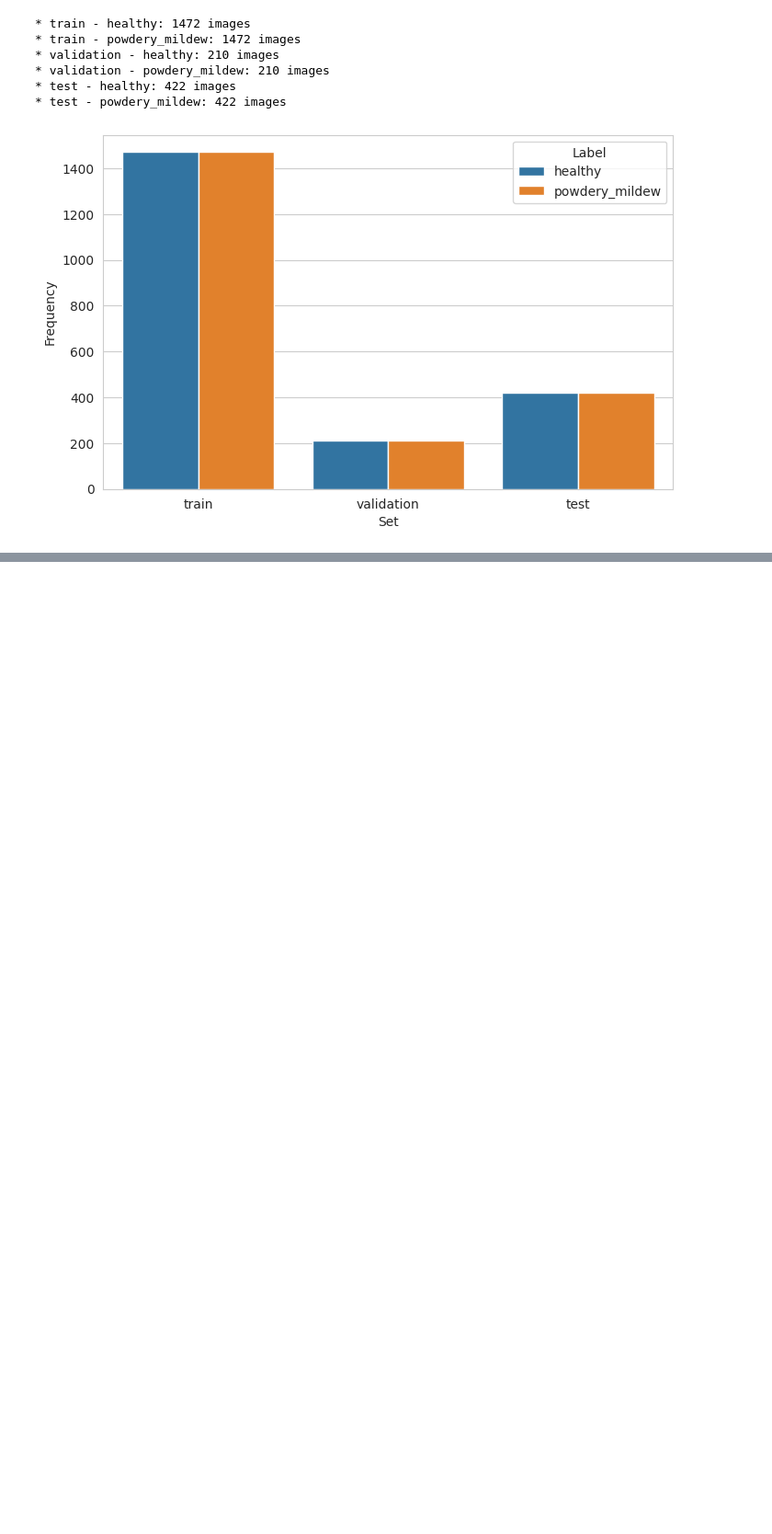
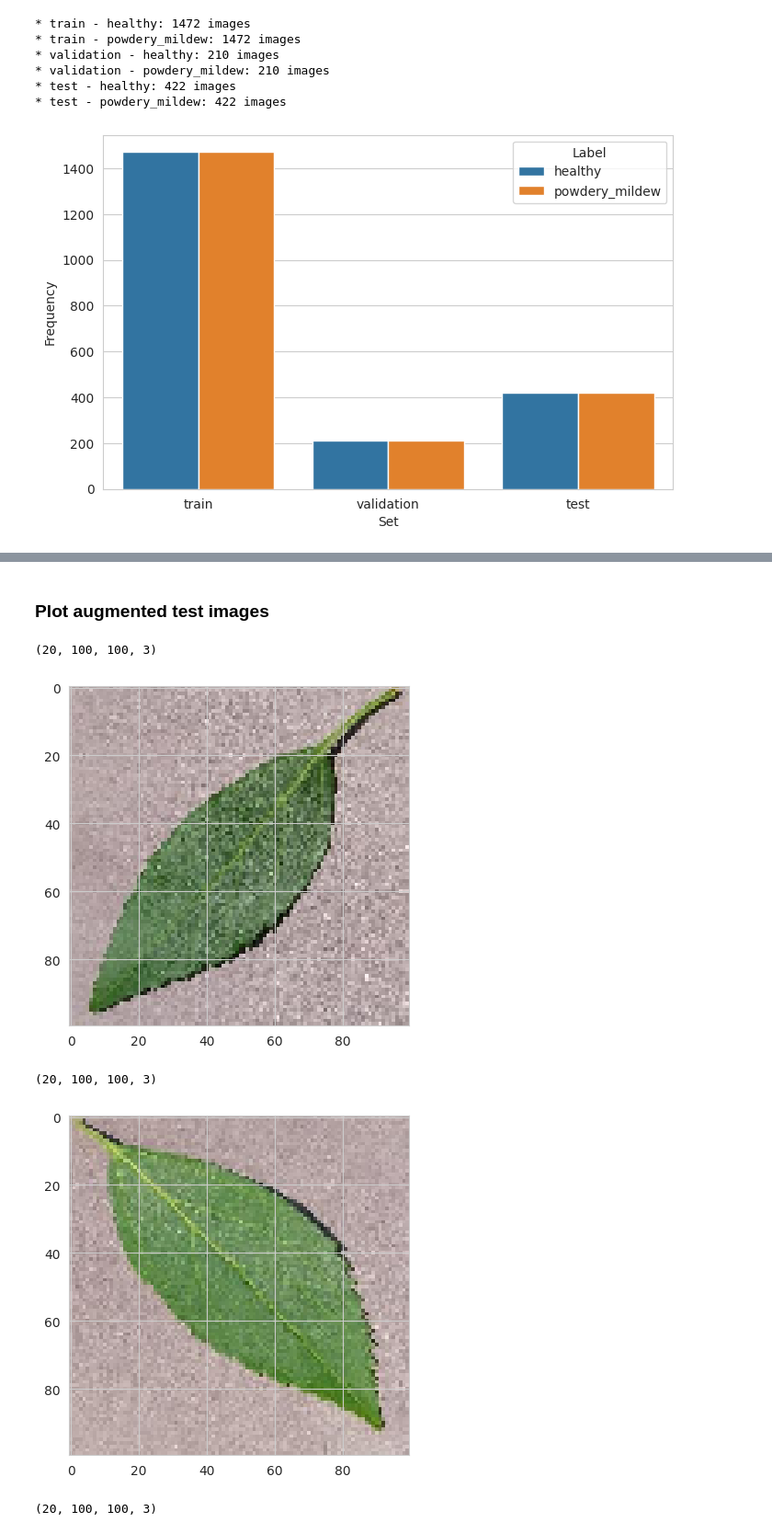
Before and after one commit to Majdi-Aref/mildew-detector, a Jupyter notebook: jupyter_notebooks/03 - Modelling and Evaluating.ipynb, the cells around one changed output, grey strips where cells are left out. Shown at 92% size. Saved outputs shown, nothing was run; the diff lists cells and outputs as text; code cells hidden in the pictures; blank space fills up the shorter version.

```diff
--- a/jupyter_notebooks/03 - Modelling and Evaluating.ipynb
+++ b/jupyter_notebooks/03 - Modelling and Evaluating.ipynb
@@ -122,0 +218,14 @@ plt.show()
+# %% [markdown]
+### Plot augmented test images
+# %%
+for _ in range(3):
+    img, label = test_set.next()
+    print(img.shape)
+    plt.imshow(img[0])
+    plt.show()
+# %% [output]
+(20, 100, 100, 3)
+[figure, added]
+(20, 100, 100, 3)
+[figure, added]
+(20, 100, 100, 3)
```
Also changed, not shown: parts of 24 cells of this notebook, 1 other file.
